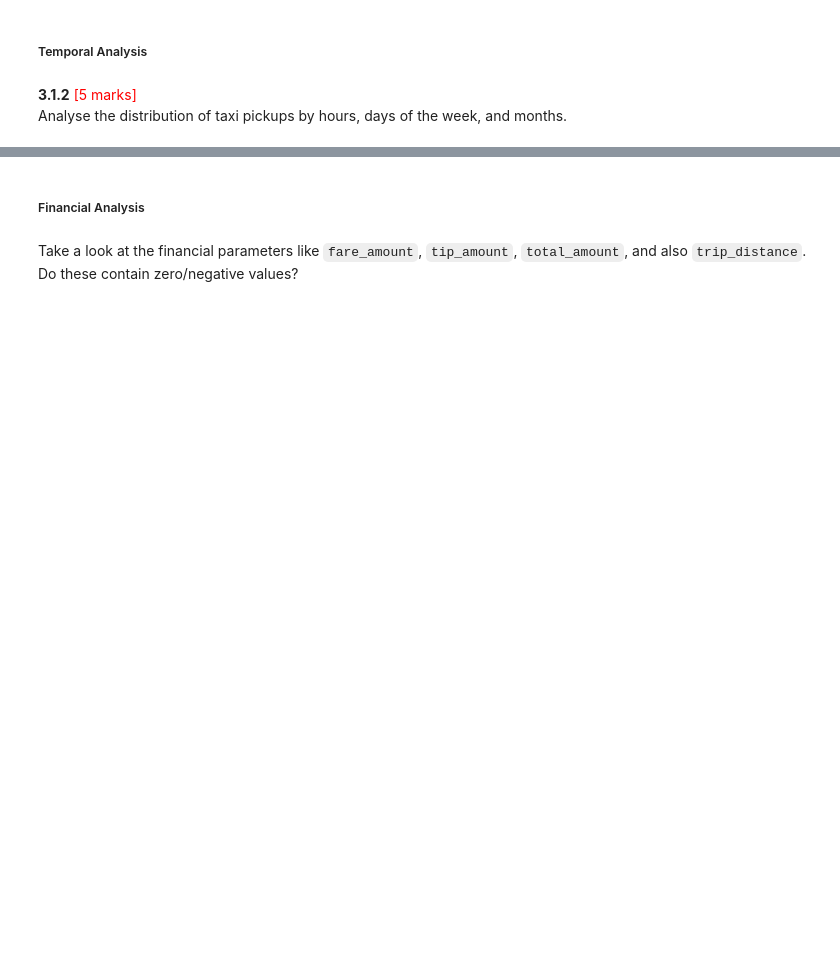
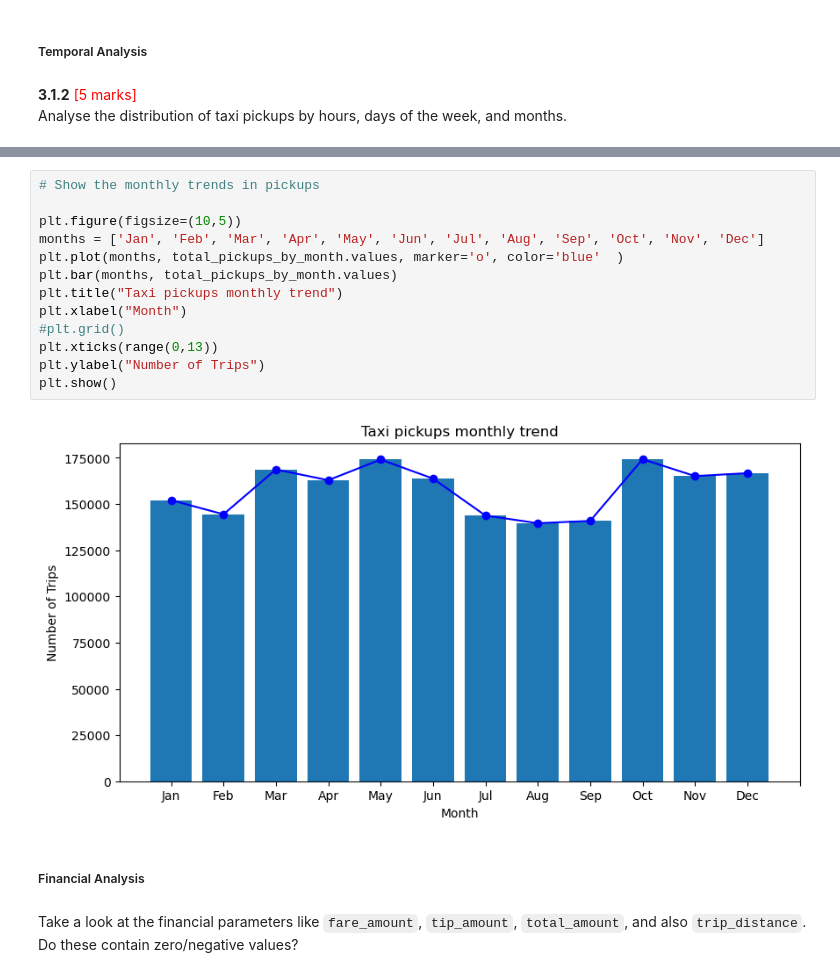
Before and after one commit to mpyar/eda_nyc_taxi, a Jupyter notebook: Analysis/EDA_Assg_NYC_Taxi_Starter.ipynb, the cells around one changed output, grey strips where cells are left out. Cells and saved outputs as stored; diff of their text form; blank space fills up the shorter version.

```diff
--- a/Analysis/EDA_Assg_NYC_Taxi_Starter.ipynb
+++ b/Analysis/EDA_Assg_NYC_Taxi_Starter.ipynb
@@ -796,3 +997,18 @@ Analyse the distribution of taxi pickups by hours, days of the week, and months.
+# %%
+# Show the monthly trends in pickups
+
+plt.figure(figsize=(10,5))
+months = ['Jan', 'Feb', 'Mar', 'Apr', 'May', 'Jun', 'Jul', 'Aug', 'Sep', 'Oct', 'Nov', 'Dec']
+plt.plot(months, total_pickups_by_month.values, marker='o', color='blue'  )
+plt.bar(months, total_pickups_by_month.values)
+plt.title("Taxi pickups monthly trend")
+plt.xlabel("Month")
+#plt.grid()
+plt.xticks(range(0,13))
+plt.ylabel("Number of Trips")
+plt.show()
+# %% [output]
+[figure, added]
 # %% [markdown]
 ##### Financial Analysis
 # %% [markdown]
```
Also changed, not shown: parts of 37 cells of this notebook.
